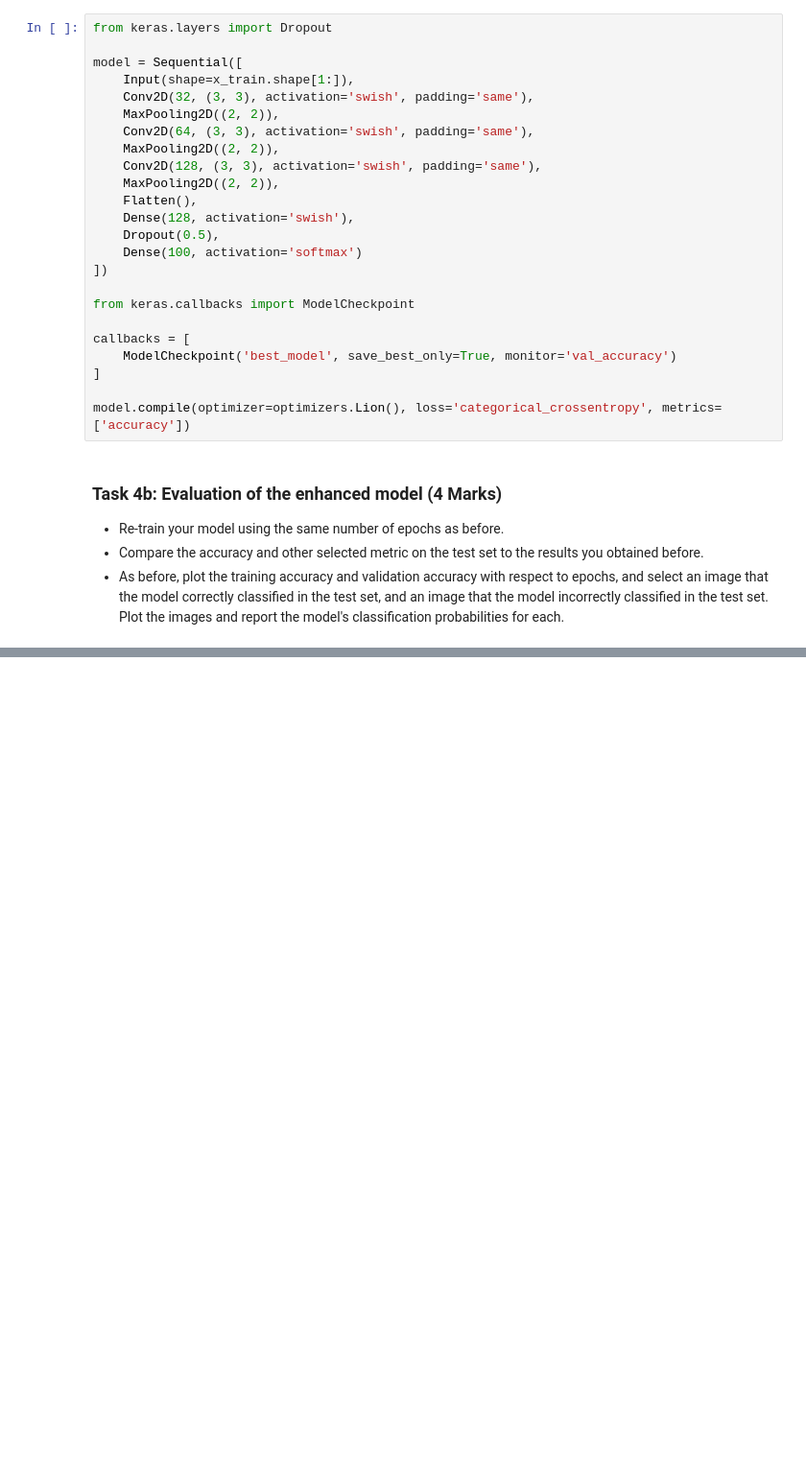
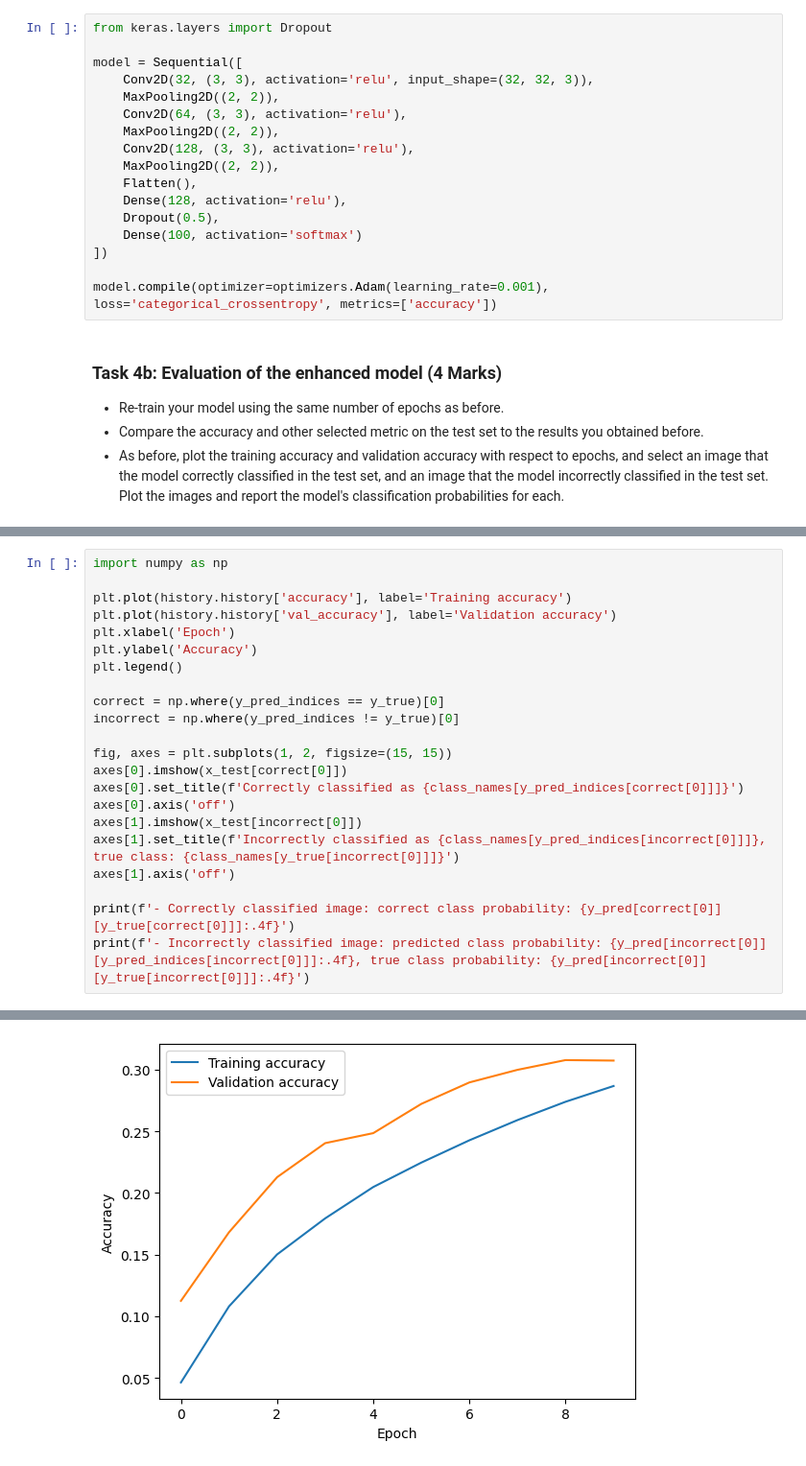
Before and after one commit to bkaddoura/deep_learning, a Jupyter notebook: assignments/Assignment_1.ipynb, the cells around one changed output, grey strips where cells are left out. Shown at 96% size. Saved outputs shown, nothing was run; the diff lists cells and outputs as text; blank space fills up the shorter version.

```diff
--- a/assignments/Assignment_1.ipynb
+++ b/assignments/Assignment_1.ipynb
@@ -211,26 +315,19 @@ print(f'- Incorrectly classified image: predicted class probability: {y_pred[inc
 from keras.layers import Dropout
 
 model = Sequential([
-    Input(shape=x_train.shape[1:]),
-    Conv2D(32, (3, 3), activation='swish', padding='same'),
+    Conv2D(32, (3, 3), activation='relu', input_shape=(32, 32, 3)),
     MaxPooling2D((2, 2)),
-    Conv2D(64, (3, 3), activation='swish', padding='same'),
+    Conv2D(64, (3, 3), activation='relu'),
     MaxPooling2D((2, 2)),
-    Conv2D(128, (3, 3), activation='swish', padding='same'),
+    Conv2D(128, (3, 3), activation='relu'),
     MaxPooling2D((2, 2)),
     Flatten(),
-    Dense(128, activation='swish'),
+    Dense(128, activation='relu'),
     Dropout(0.5),
     Dense(100, activation='softmax')
 ])
 
-from keras.callbacks import ModelCheckpoint
-
-callbacks = [
-    ModelCheckpoint('best_model', save_best_only=True, monitor='val_accuracy')
-]
-
-model.compile(optimizer=optimizers.Lion(), loss='categorical_crossentropy', metrics=['accuracy'])
+model.compile(optimizer=optimizers.Adam(learning_rate=0.001), loss='categorical_crossentropy', metrics=['accuracy'])
 # %% [markdown]
 ### Task 4b: Evaluation of the enhanced model (4 Marks)
 
@@ -285,0 +371,23 @@ F1 Score: 0.41295406268760443
+# %%
+import numpy as np
+
+plt.plot(history.history['accuracy'], label='Training accuracy')
+plt.plot(history.history['val_accuracy'], label='Validation accuracy')
+plt.xlabel('Epoch')
+plt.ylabel('Accuracy')
+plt.legend()
+
+correct = np.where(y_pred_indices == y_true)[0]
+incorrect = np.where(y_pred_indices != y_true)[0]
+
+fig, axes = plt.subplots(1, 2, figsize=(15, 15))
+axes[0].imshow(x_test[correct[0]])
+axes[0].set_title(f'Correctly classified as {class_names[y_pred_indices[correct[0]]]}')
+axes[0].axis('off')
+axes[1].imshow(x_test[incorrect[0]])
+axes[1].set_title(f'Incorrectly classified as {class_names[y_pred_indices[incorrect[0]]]}, true class: {class_names[y_true[incorrect[0]]]}')
+axes[1].axis('off')
+
+print(f'- Correctly classified image: correct class probability: {y_pred[correct[0]][y_true[correct[0]]]:.4f}')
+print(f'- Incorrectly classified image: predicted class probability: {y_pred[incorrect[0]][y_pred_indices[incorrect[0]]]:.4f}, true class probability: {y_pred[incorrect[0]][y_true[incorrect[0]]]:.4f}')
+# %% [output]
@@ -285,0 +396 @@ F1 Score: 0.41295406268760443
+[figure, added]
```
Also changed, not shown: parts of 12 cells of this notebook.
